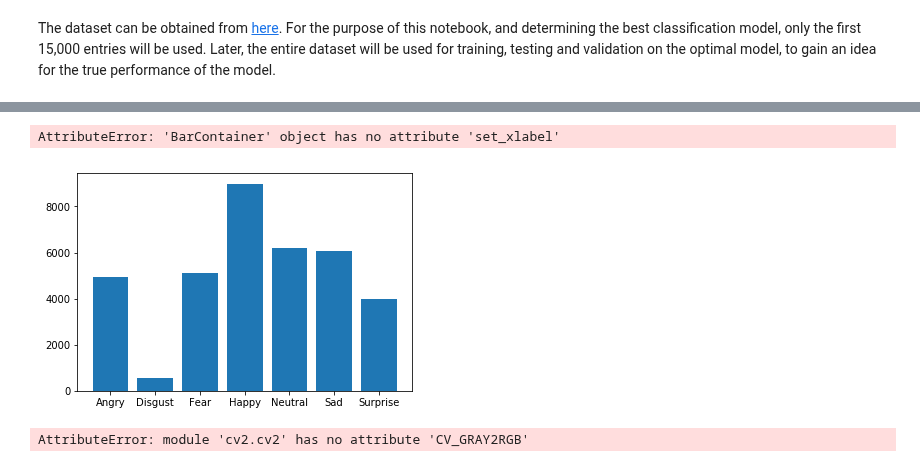
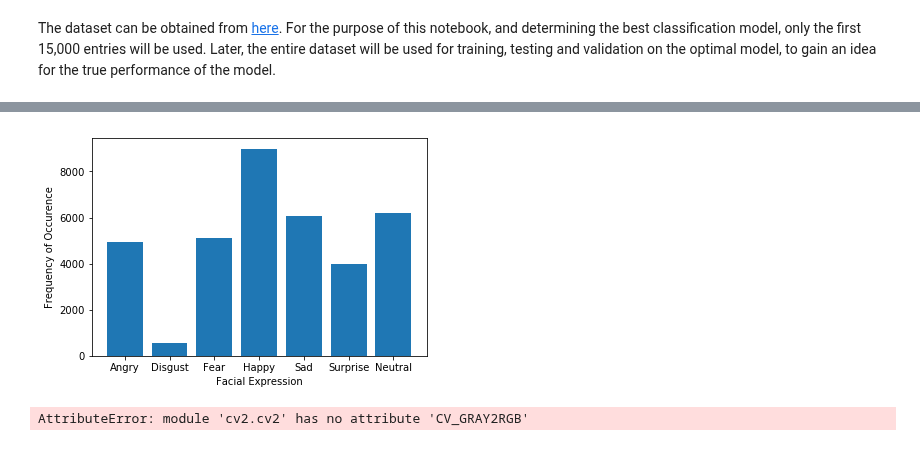
Before and after one commit to chandrasekara/Neural-Network-Facial-Expression-Classifier, a Jupyter notebook: capstone/analysis.ipynb, the cells around one changed output, grey strips where cells are left out. Saved outputs shown, nothing was run; the diff lists cells and outputs as text; code cells hidden in the pictures.

Commit message:
add improved frequency visualization

```diff
--- a/capstone/analysis.ipynb
+++ b/capstone/analysis.ipynb
@@ -93,22 +106,30 @@ for i in range(num_rows*num_columns):
 # %%
 # seeing the distribution of each emotion in the dataset
 
 frequency_list = np.zeros(7)
 
 for label in labels:
     frequency_list[int(label)] += 1
 
-frequency_list
+emotion_indices = range(1,8)
 
-bar = plt.bar(['Angry','Disgust','Fear','Happy',
-               'Sad','Surprise','Neutral'], frequency_list)
+x_axis_labels = ['Angry','Disgust','Fear','Happy','Sad','Surprise',
+         'Neutral']
 
-bar.set_xlabel("Emotion")
+
+bar = plt.bar(emotion_indices, frequency_list, align='center')
+
+plt.xticks(emotion_indices, x_axis_labels )
+
+plt.xlabel("Facial Expression")
+
+plt.ylabel("Frequency of Occurence")
+
+
 
 plt.show()
 # %% [output]
-AttributeError: 'BarContainer' object has no attribute 'set_xlabel'
-[figure, old version]
+[figure, new version]
 # %%
 import cv2
 
```
Also changed, not shown: parts of 4 cells of this notebook.
